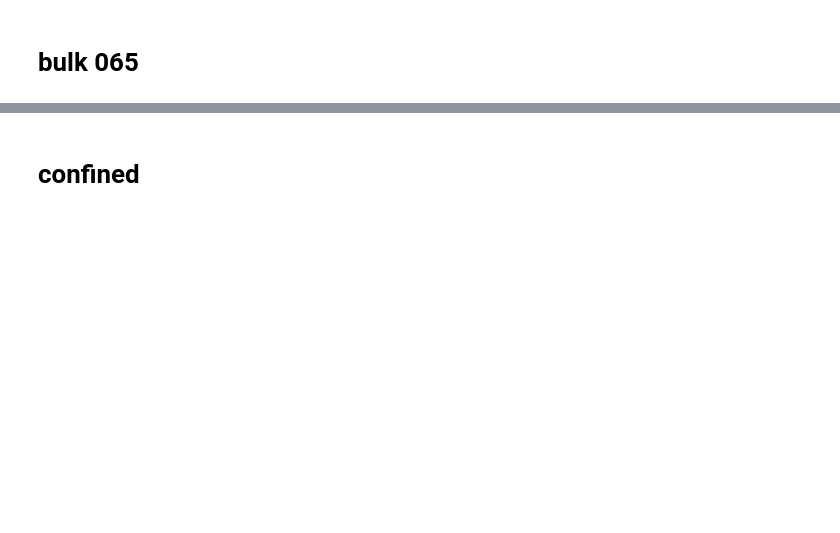
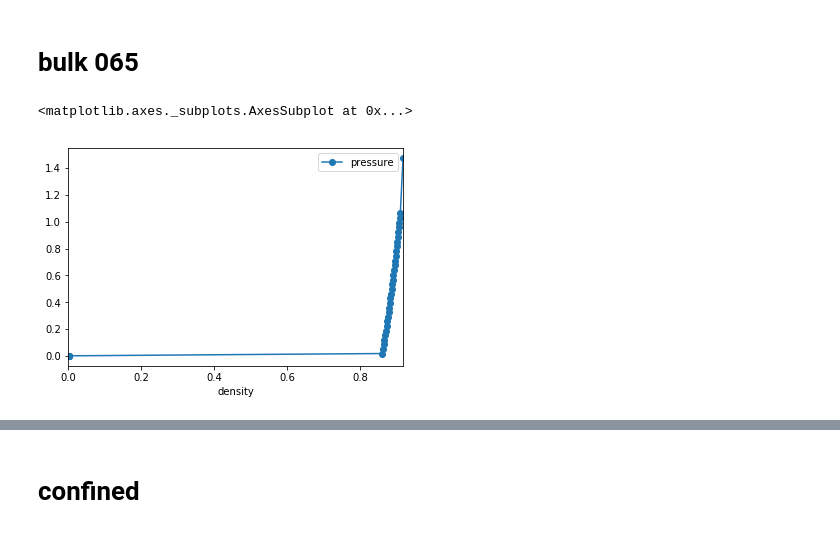
Before and after one commit to wpk-nist-gov/tmmc-lnpy, a Jupyter notebook: examples/1D/anal_1d_stuff.ipynb, the cells around one changed output, grey strips where cells are left out. Saved outputs shown, nothing was run; the diff lists cells and outputs as text; code cells hidden in the pictures; blank space fills up the shorter version.

```diff
--- a/examples/1D/anal_1d_stuff.ipynb
+++ b/examples/1D/anal_1d_stuff.ipynb
@@ -247,8 +347,7 @@ make_omega_vs_mu_phase_plot(C)
 # %% [markdown]
 # bulk 065
 # %%
-base_bulk = lnPi.lnPi.from_table('./PiofN/ljcut.t065.bulk.v1000.r1.lnpi.dat', mu=-4.453015418106743E+00,
-                               volume=1000.0E0,num_phases_max=2,beta=1./0.65000E0)
+base_bulk = lnPi.MaskedlnPi.from_table('./PiofN/ljcut.t065.bulk.v1000.r1.lnpi.dat', mu=-4.453015418106743E+00,
+                               state_kws=dict(volume=1000.0E0,beta=1./0.65000E0))
 
-lnpi_bulk = lnPi.Phases(base_bulk,argmax_kwargs=dict(min_distance=[5,10,20,40]),
-                                ftag_phases=tag_phases)
+builder_bulk = lnPi.segment.PhaseCreator(nmax=2, nmax_peak=4, ref=base_bulk, merge_kws=dict(efac=0.5), tag_phases=tag_phases2)
@@ -262,0 +354,35 @@ psat = (-Cbulk.binodals[0].omega_phase().sel(phase=0) / Cbulk[0].base.volume).va
+# %%
+# initial estimate
+c_bulk = lnPi.CollectionPhases.from_mu([None], np.linspace(ref.mu[0] - 4, ref.mu[0] + 4, 20), build_phases=builder_bulk.build_phases)
+# c_bulk.spinodals(phase_ids=2, build_phases=builder_bulk.build_phases, build_kws=dict(efac=0.5), append=True)
+# c_bulk.binodals(phase_ids=2, spinodals=spin, build_phases=builder_bulk.build_phases, build_kws=dict(efac=0.5), append=True)
+# c_bulk.sort_by_mu()
+
+# min/max
+p_min, r = lnPi.monoutils.get_mu_min(0.0001, [None], c, PhaseCreator.build_phases)
+p_max, r = lnPi.monoutils.get_mu_max(10, ref=base_bulk, build_phases=PhaseCreator.build_phases)
+
+
+# better
+c_bulk = lnPi.CollectionPhases.from_mu([None], np.linspace(p_min.mu[0], p_max.mu[0], 200), build_phases=builder_bulk.build_phases)
+c_bulk.spinodals(phase_ids=2, build_phases=builder_bulk.build_phases, build_kws=dict(efac=0.5), append=True)
+c_bulk.binodals(phase_ids=2, build_phases=builder_bulk.build_phases, build_kws=dict(efac=0.5), append=True)
+c_bulk.sort_by_mu()
+# %%
+dens = c_bulk.xgce.density
+pres = c_bulk.xgce.pressure()
+
+# mask values
+mask = pres.pipe(lambda x: x.max('phase') == x)
+
+df = (
+    xr.merge((dens, pres))
+    .where(mask).max('phase')
+    .to_dataframe()
+)
+
+
+df.plot('density','pressure',marker='o')
+# %% [output]
+<matplotlib.axes._subplots.AxesSubplot at 0x...>
+[figure, added]
```
Also changed, not shown: parts of 94 cells of this notebook, 12 other files.
